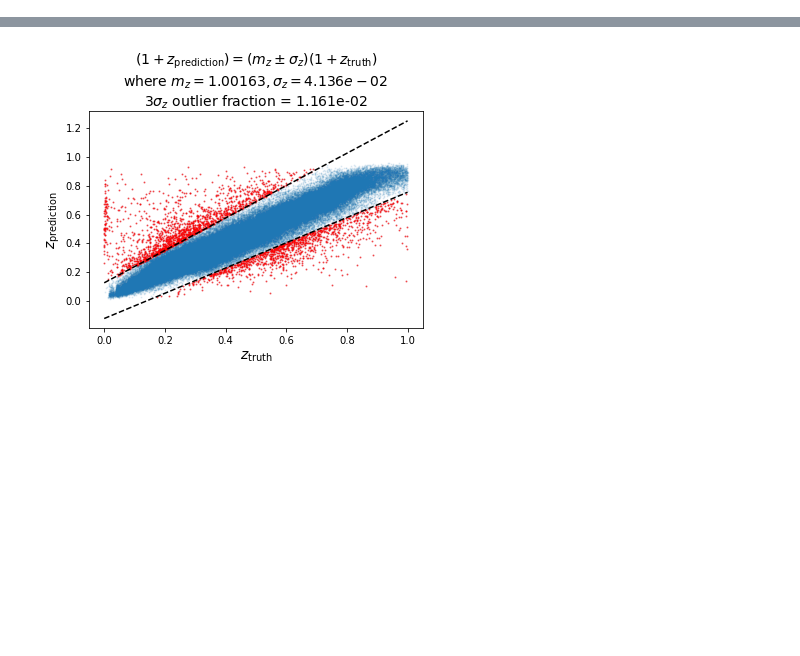
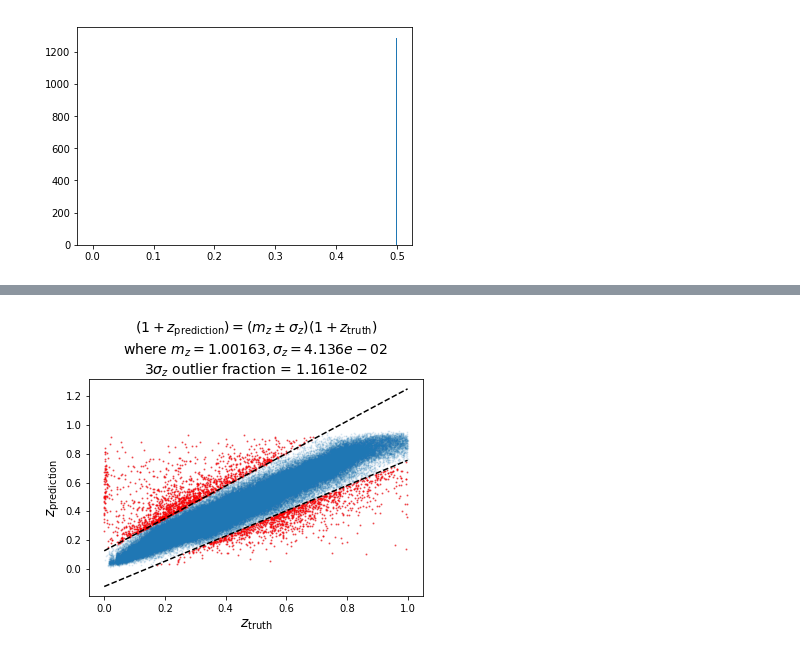
Before and after one commit to AlanPearl/margaret, a Jupyter notebook: notebooks/RedshiftAnalysis.ipynb, the cells around one changed output, grey strips where cells are left out. Cells and saved outputs as stored; diff of their text form; code cells hidden in the pictures; blank space fills up the shorter version.

```diff
--- a/notebooks/RedshiftAnalysis.ipynb
+++ b/notebooks/RedshiftAnalysis.ipynb
@@ -28 +49,6 @@ array(['RELEASE', 'OBJID', 'TYPE', 'RA', 'DEC', 'RA_IVAR', 'DEC_IVAR',
        'mass_opt_err', 'b1000', 'b300'], dtype=object)
+# %%
+#plt.plot(data.p_exp, data.prob_exp, "b.", alpha=1)
+plt.hist(data.prob_exp[~np.isnan(data.prob_exp)], bins=500);
+# %% [output]
+[figure, added]
```
Also changed, not shown: parts of 19 cells of this notebook, 2 other files.
